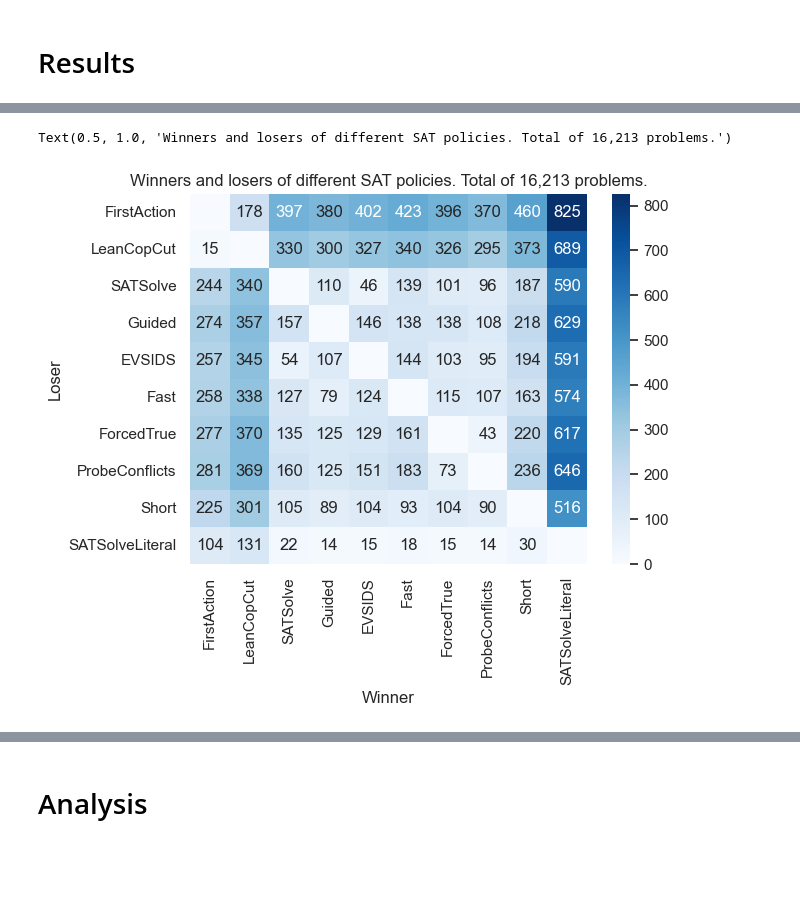
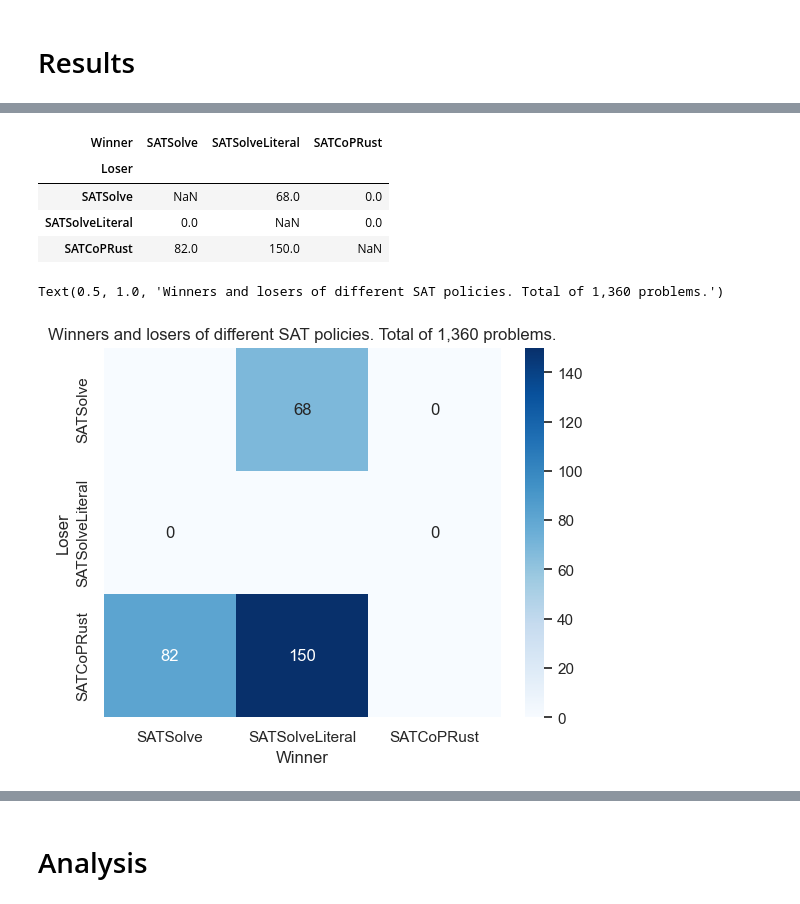
Before and after one commit to mfixman/connections, a Jupyter notebook: jupyter/Analysis_sat.ipynb, the cells around one changed output, grey strips where cells are left out. Drawn from its saved outputs; the diff is of its cells as text; code cells hidden in the pictures; blank space fills up the shorter version.

```diff
--- a/jupyter/Analysis_sat.ipynb
+++ b/jupyter/Analysis_sat.ipynb
@@ -28,11 +28,8 @@ seaborn.set()
 data = pandas.concat(
     [
         pandas.read_csv(
-            'results/SATSolveGuided.csv',
+            'results/SATSolveCoP.csv',
         ),
-        # pandas.read_csv(
-          # 'results/SYN.csv',
-        # )
     ],
     ignore_index = True,
 ).drop_duplicates(['problem', 'strategy'])
@@ -112,32 +139,41 @@ merged = pandas.merge(
+# %%
+results.where(~numpy.eye(results.index.size, dtype = bool))
+# %% [output]
+| Winner | SATSolve | SATSolveLiteral | SATCoPRust |
+| Loser |  |  |  |
+| SATSolve | NaN | 68.0 | 0.0 |
+| SATSolveLiteral | 0.0 | NaN | 0.0 |
+| SATCoPRust | 82.0 | 150.0 | NaN |
 # %%
 results = (
     merged
     [~merged.solved_left & merged.solved_right]
     [['strategy_left', 'strategy_right']]
     .value_counts()
     .unstack(level = 'strategy_right', fill_value = 0)
     .rename_axis(index = 'Loser', columns = 'Winner')
+    .reindex(index = merged.strategy_left.unique(), columns = merged.strategy_left.unique(), fill_value = 0)
 )
 
-# cols = results.columns[results.columns.str.startswith('SAT') & ~results.columns.str.endswith('Literal')]
-# cols = results.columns
-# plot = (
-#     results.
-#     loc[cols, cols].
-#     rename_axis(index = 'Loser', columns = 'Winner').
-#     rename(index = lambda x: x.removeprefix('SATSolveGuided') if x != 'SATSolveGuided' else 'Guided').
-#     rename(columns = lambda x: x.removeprefix('SATSolveGuided') if x != 'SATSolveGuided' else 'Guided')
-# )
+cols = results.columns[results.columns.str.startswith('SAT') & ~results.columns.str.endswith('Literal')]
+cols = results.columns
+plot = (
+    results.
+    loc[cols, cols].
+    rename_axis(index = 'Loser', columns = 'Winner').
+    rename(index = lambda x: x.removeprefix('SATSolveGuided') if x != 'SATSolveGuided' else 'Guided').
+    rename(columns = lambda x: x.removeprefix('SATSolveGuided') if x != 'SATSolveGuided' else 'Guided')
+)
 
 seaborn.heatmap(
     plot,
-    annot = plot.map(lambda x: f'{x:d}' if x != 0 else ''),
+    annot = plot.astype(str).where(~numpy.eye(results.index.size, dtype = bool), other = ''),
     fmt = 's',
     cmap = 'Blues',
 )
-pyplot.title(f'Winners and losers of different SAT policies. Total of {data.problem.nunique():,d} problems.')
+pyplot.title(f'Winners and losers of different SAT policies. Total of {merged.problem.nunique():,d} problems.')
 # pyplot.savefig('figures/sat_policies_plot.png', bbox_inches = 'tight')
 # %% [output]
-Text(0.5, 1.0, 'Winners and losers of different SAT policies. Total of 16,213 problems.')
+Text(0.5, 1.0, 'Winners and losers of different SAT policies. Total of 1,360 problems.')
-[figure, old version]
+[figure, new version]
 # %%
```
Also changed, not shown: parts of 29 cells of this notebook, 8 other files.
